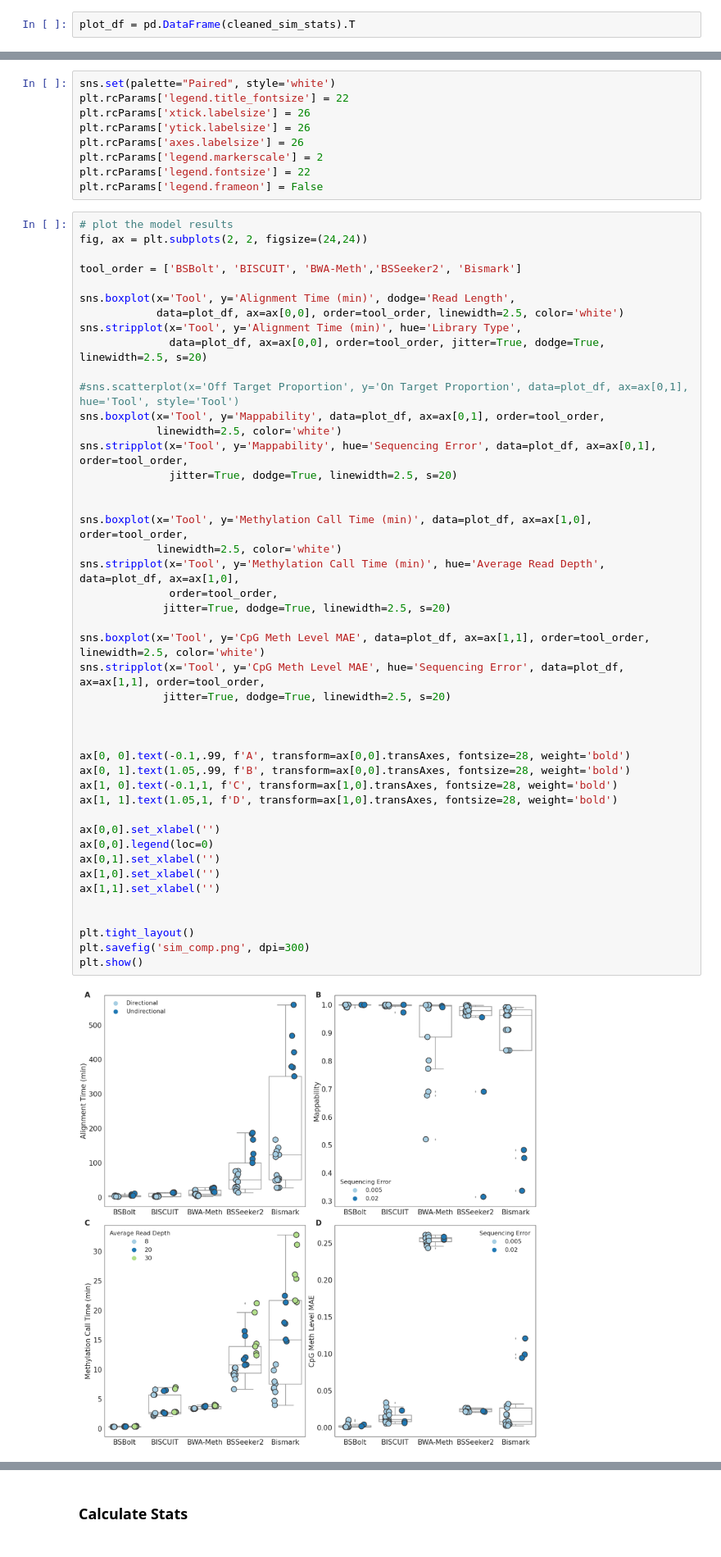
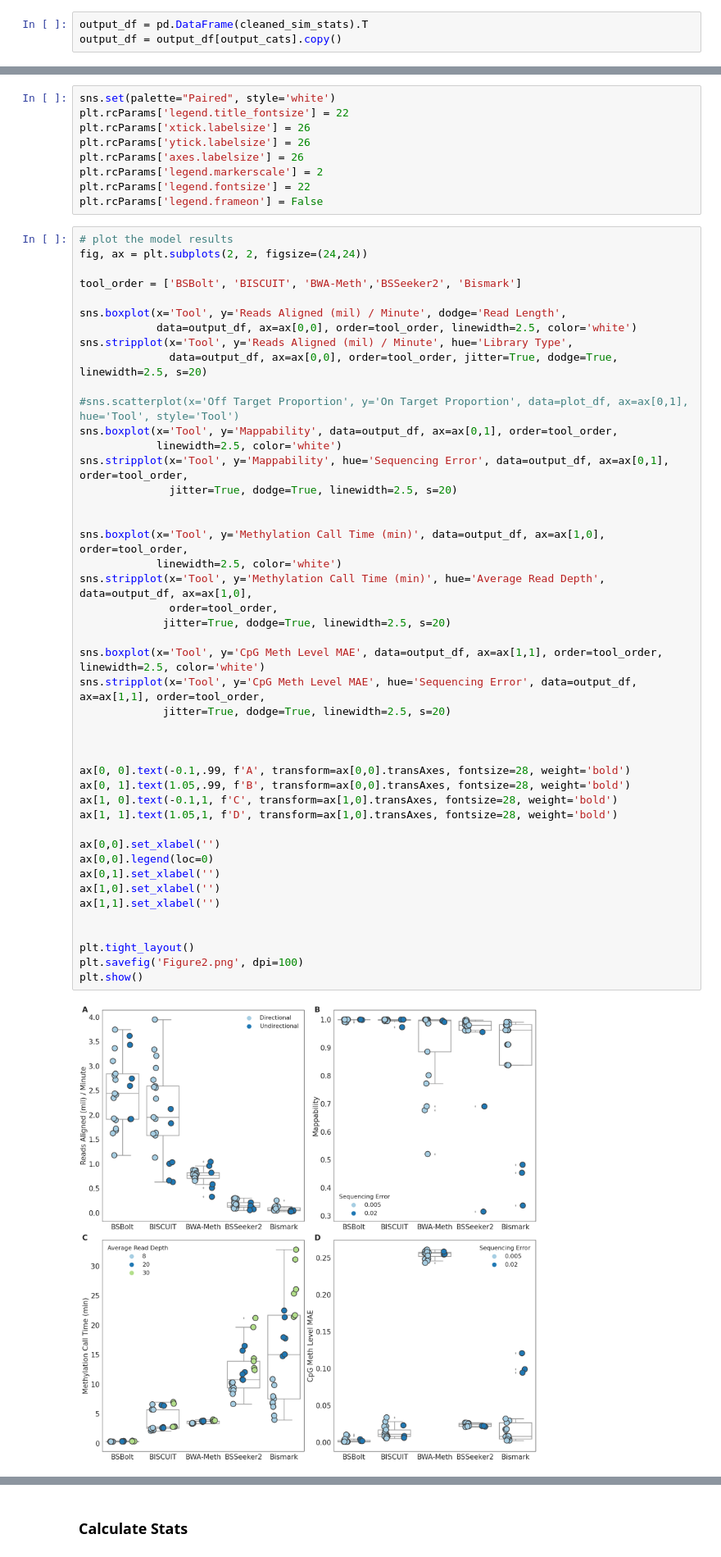
Before and after one commit to NuttyLogic/BSBoltManuscript, a Jupyter notebook: SimulationAlignmentsAnalysis.ipynb, the cells around one changed output, grey strips where cells are left out. Shown at 82% size. Drawn from its saved outputs; the diff is of its cells as text.

```diff
--- a/SimulationAlignmentsAnalysis.ipynb
+++ b/SimulationAlignmentsAnalysis.ipynb
@@ -848,2 +874,3 @@ for sample, stats in sim_alignment_info.items():
 # %%
-plot_df = pd.DataFrame(cleaned_sim_stats).T
+output_df = pd.DataFrame(cleaned_sim_stats).T
+output_df = output_df[output_cats].copy()
@@ -862,44 +903,44 @@ fig, ax = plt.subplots(2, 2, figsize=(24,24))
 
 tool_order = ['BSBolt', 'BISCUIT', 'BWA-Meth','BSSeeker2', 'Bismark']
 
-sns.boxplot(x='Tool', y='Alignment Time (min)', dodge='Read Length',
-            data=plot_df, ax=ax[0,0], order=tool_order, linewidth=2.5, color='white')
-sns.stripplot(x='Tool', y='Alignment Time (min)', hue='Library Type',
-              data=plot_df, ax=ax[0,0], order=tool_order, jitter=True, dodge=True, linewidth=2.5, s=20)
+sns.boxplot(x='Tool', y='Reads Aligned (mil) / Minute', dodge='Read Length',
+            data=output_df, ax=ax[0,0], order=tool_order, linewidth=2.5, color='white')
+sns.stripplot(x='Tool', y='Reads Aligned (mil) / Minute', hue='Library Type',
+              data=output_df, ax=ax[0,0], order=tool_order, jitter=True, dodge=True, linewidth=2.5, s=20)
 
 #sns.scatterplot(x='Off Target Proportion', y='On Target Proportion', data=plot_df, ax=ax[0,1], hue='Tool', style='Tool')
-sns.boxplot(x='Tool', y='Mappability', data=plot_df, ax=ax[0,1], order=tool_order,
+sns.boxplot(x='Tool', y='Mappability', data=output_df, ax=ax[0,1], order=tool_order,
             linewidth=2.5, color='white')
-sns.stripplot(x='Tool', y='Mappability', hue='Sequencing Error', data=plot_df, ax=ax[0,1], order=tool_order,
+sns.stripplot(x='Tool', y='Mappability', hue='Sequencing Error', data=output_df, ax=ax[0,1], order=tool_order,
               jitter=True, dodge=True, linewidth=2.5, s=20)
 
 
-sns.boxplot(x='Tool', y='Methylation Call Time (min)', data=plot_df, ax=ax[1,0], order=tool_order,
+sns.boxplot(x='Tool', y='Methylation Call Time (min)', data=output_df, ax=ax[1,0], order=tool_order,
             linewidth=2.5, color='white')
-sns.stripplot(x='Tool', y='Methylation Call Time (min)', hue='Average Read Depth', data=plot_df, ax=ax[1,0],
+sns.stripplot(x='Tool', y='Methylation Call Time (min)', hue='Average Read Depth', data=output_df, ax=ax[1,0],
               order=tool_order,
              jitter=True, dodge=True, linewidth=2.5, s=20)
 
-sns.boxplot(x='Tool', y='CpG Meth Level MAE', data=plot_df, ax=ax[1,1], order=tool_order, linewidth=2.5, color='white')
-sns.stripplot(x='Tool', y='CpG Meth Level MAE', hue='Sequencing Error', data=plot_df, ax=ax[1,1], order=tool_order,
+sns.boxplot(x='Tool', y='CpG Meth Level MAE', data=output_df, ax=ax[1,1], order=tool_order, linewidth=2.5, color='white')
+sns.stripplot(x='Tool', y='CpG Meth Level MAE', hue='Sequencing Error', data=output_df, ax=ax[1,1], order=tool_order,
              jitter=True, dodge=True, linewidth=2.5, s=20)
 
 
 
 ax[0, 0].text(-0.1,.99, f'A', transform=ax[0,0].transAxes, fontsize=28, weight='bold')
 ax[0, 1].text(1.05,.99, f'B', transform=ax[0,0].transAxes, fontsize=28, weight='bold')
 ax[1, 0].text(-0.1,1, f'C', transform=ax[1,0].transAxes, fontsize=28, weight='bold')
 ax[1, 1].text(1.05,1, f'D', transform=ax[1,0].transAxes, fontsize=28, weight='bold')
 
 ax[0,0].set_xlabel('')
 ax[0,0].legend(loc=0)
 ax[0,1].set_xlabel('')
 ax[1,0].set_xlabel('')
 ax[1,1].set_xlabel('')
 
 
 plt.tight_layout()
-plt.savefig('sim_comp.png', dpi=300)
+plt.savefig('Figure2.png', dpi=100)
 plt.show()
 # %% [output]
-[figure, old version]
+[figure, new version]
```
Also changed, not shown: parts of 22 cells of this notebook, 3 other files.
